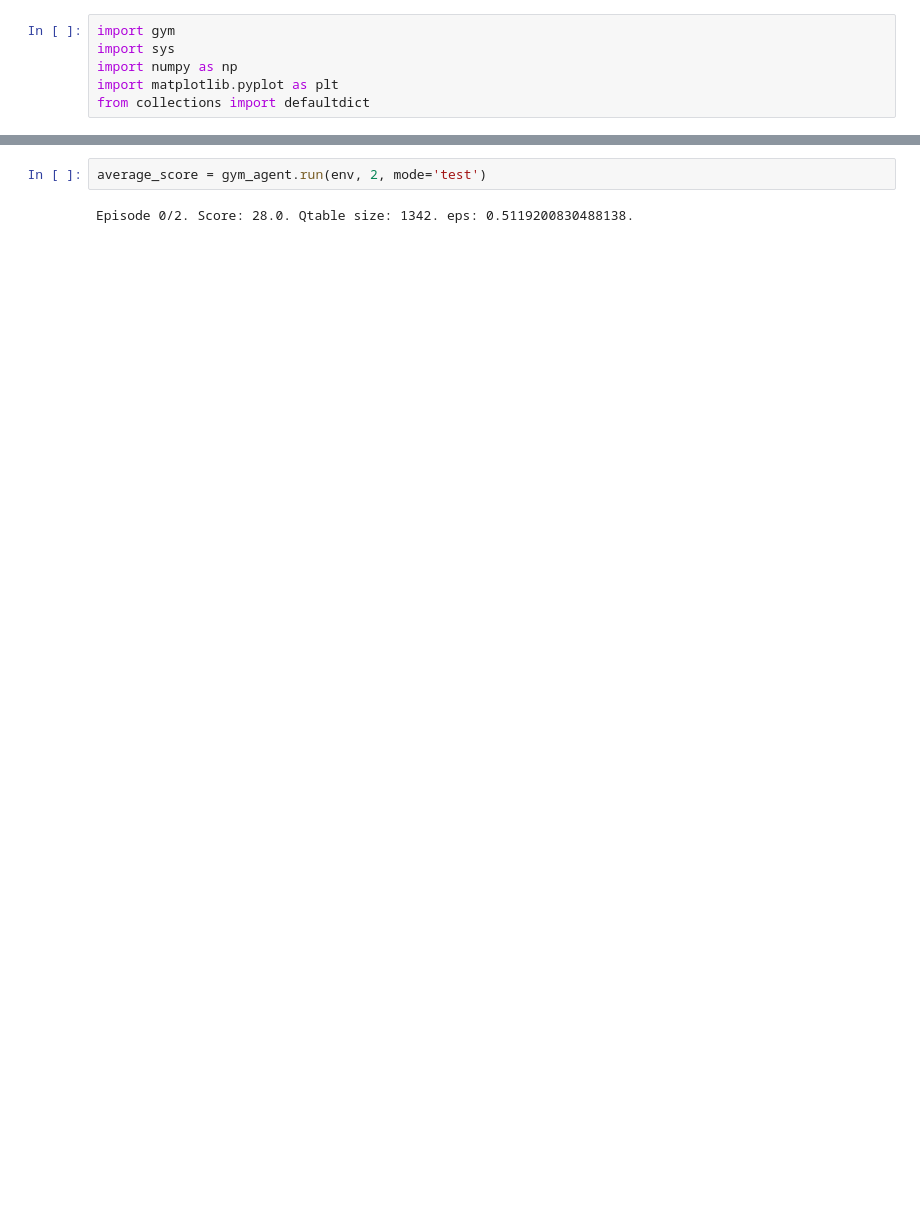
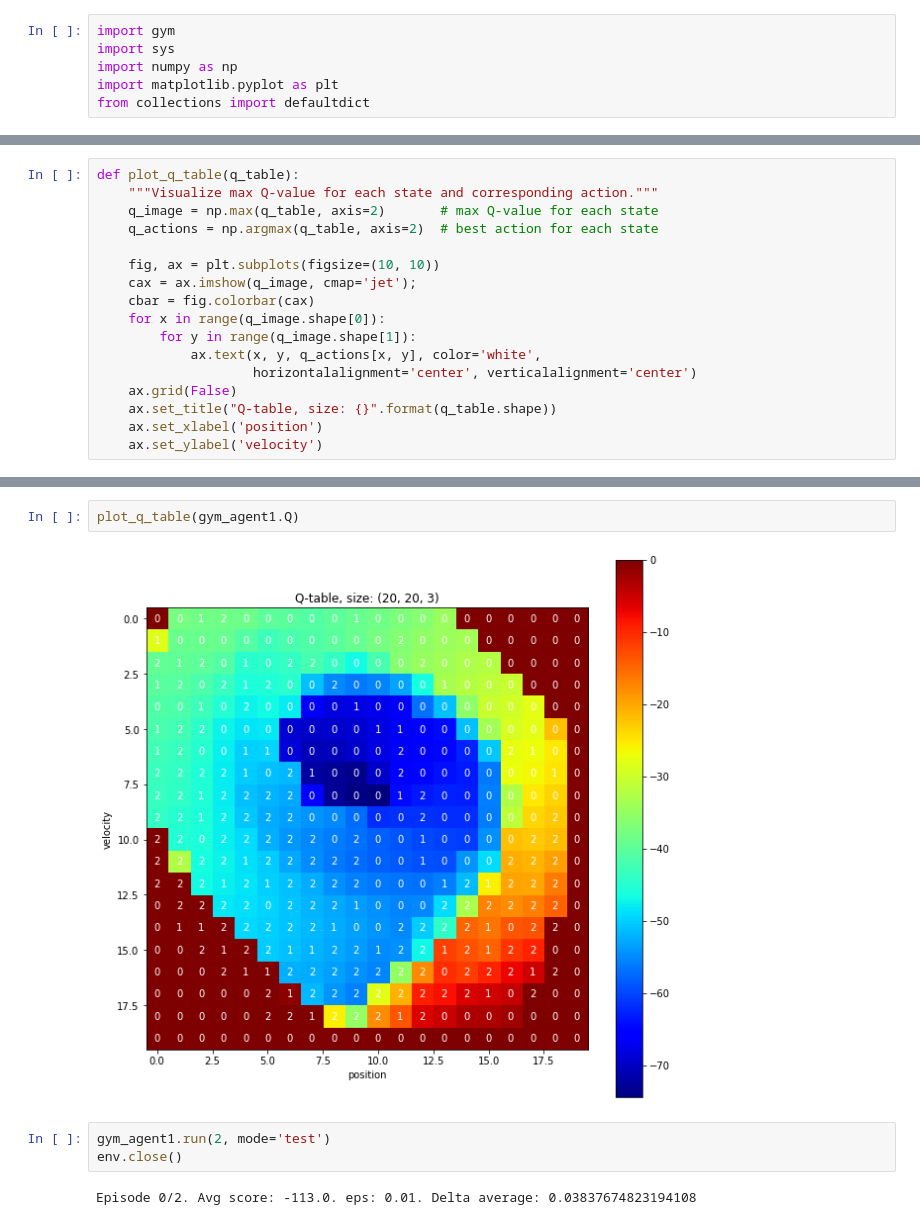
Before and after one commit to chihoxtra/reinforcement_learning, a Jupyter notebook: [PlayAround][Reinforcement Learning][Gym Env].ipynb, the cells around one changed output, grey strips where cells are left out. Cells and saved outputs as stored; diff of their text form; blank space fills up the shorter version.

```diff
--- a/[PlayAround][Reinforcement Learning][Gym Env].ipynb
+++ b/[PlayAround][Reinforcement Learning][Gym Env].ipynb
@@ -157,0 +40,17 @@ class GymAgent:
+# %%
+def plot_q_table(q_table):
+    """Visualize max Q-value for each state and corresponding action."""
+    q_image = np.max(q_table, axis=2)       # max Q-value for each state
+    q_actions = np.argmax(q_table, axis=2)  # best action for each state
+
+    fig, ax = plt.subplots(figsize=(10, 10))
+    cax = ax.imshow(q_image, cmap='jet');
+    cbar = fig.colorbar(cax)
+    for x in range(q_image.shape[0]):
+        for y in range(q_image.shape[1]):
+            ax.text(x, y, q_actions[x, y], color='white',
+                    horizontalalignment='center', verticalalignment='center')
+    ax.grid(False)
+    ax.set_title("Q-table, size: {}".format(q_table.shape))
+    ax.set_xlabel('position')
+    ax.set_ylabel('velocity')
@@ -168,4 +232,9 @@ Episode 303500/5000000. Score: 23.7. Qtable size: 3812. eps: 0.855.
+# %%
+plot_q_table(gym_agent1.Q)
+# %% [output]
+[figure, added]
 # %%
-average_score = gym_agent.run(env, 2, mode='test')
+gym_agent1.run(2, mode='test')
+env.close()
 # %% [output]
-Episode 0/2. Score: 28.0. Qtable size: 1342. eps: 0.5119200830488138.
+Episode 0/2. Avg score: -113.0. eps: 0.01. Delta average: 0.03837674823194108
```
Also changed, not shown: parts of 7 cells of this notebook, 3 other files.
